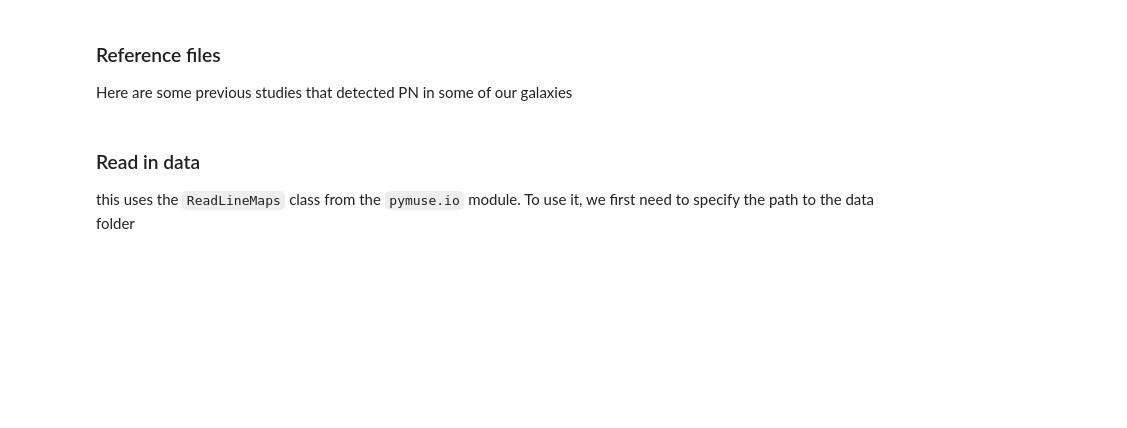
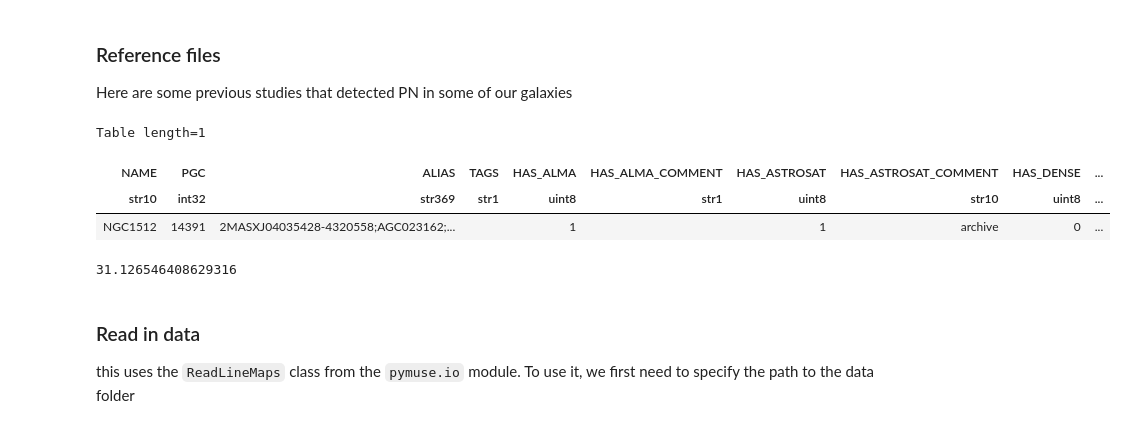
Before and after one commit to fschmnn/pnlf, a Jupyter notebook: notebooks/planetary_nebula.ipynb, the cells around one changed output. Saved outputs shown, nothing was run; the diff lists cells and outputs as text; code cells hidden in the pictures; blank space fills up the shorter version.

```diff
--- a/notebooks/planetary_nebula.ipynb
+++ b/notebooks/planetary_nebula.ipynb
@@ -85,6 +82,17 @@ from pymuse.auxiliary import search_table, Distance
 filename = basedir / 'data' / 'raw' / 'phangs_sample_table_v1p4.fits'
 with fits.open(filename) as hdul:
     sample_table = Table(hdul[1].data)
+# %%
+search_table(sample_table,'NGC1512')
+# %% [output]
+Table length=1
+| NAME | PGC | ALIAS | TAGS | HAS_ALMA | HAS_ALMA_COMMENT | HAS_ASTROSAT | HAS_ASTROSAT_COMMENT | HAS_DENSE | ... |
+| str10 | int32 | str369 | str1 | uint8 | str1 | uint8 | str10 | uint8 | ... |
+| NGC1512 | 14391 | 2MASXJ04035428-4320558;AGC023162;... |  | 1 |  | 1 | archive | 0 | ... |
+# %%
+Distance(16.8e6,'pc').to_distance_modulus()
+# %% [output]
+31.126546408629316
 # %%
 from pymuse.load_references import pn_NGC628_kreckel, \
                                    snr_NGC628_kreckel, \
```
Also changed, not shown: parts of 16 cells of this notebook, 10 other files.
